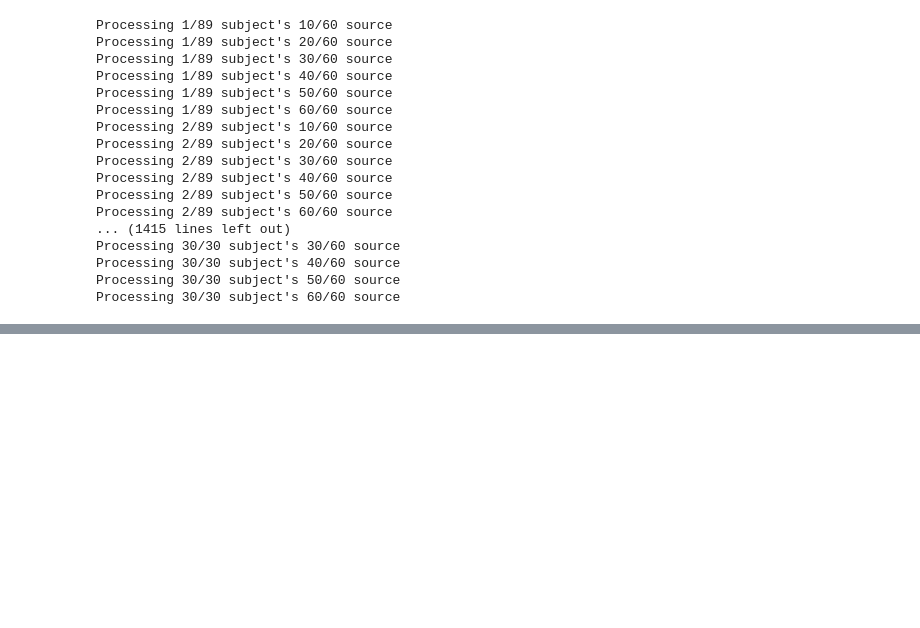
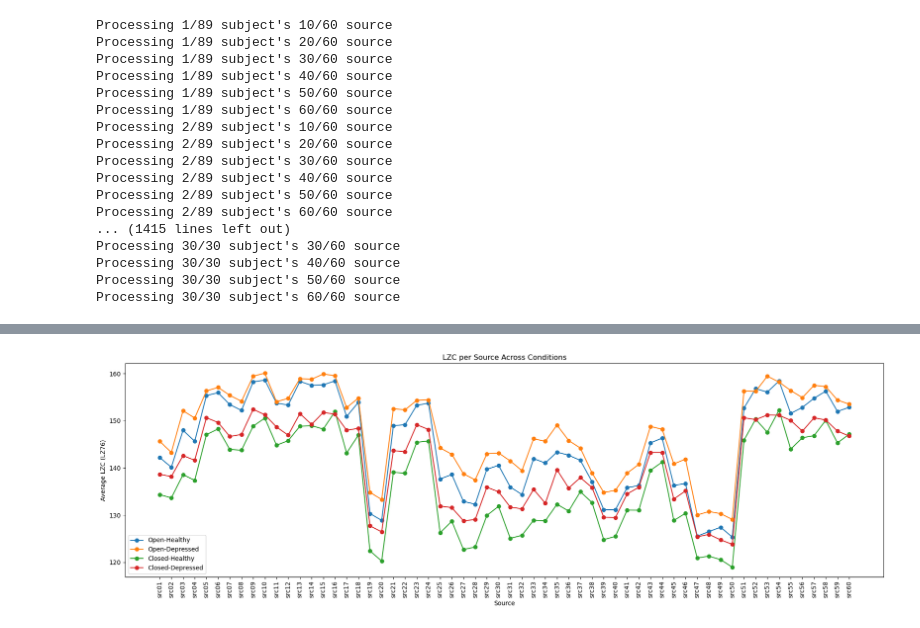
Before and after one commit to ldubravica/MScResearchProject, a Jupyter notebook: lzc_analysis.ipynb, the cells around one changed output, grey strips where cells are left out. Cells and saved outputs as stored; diff of their text form; code cells hidden in the pictures; blank space fills up the shorter version.

```diff
--- a/lzc_analysis.ipynb
+++ b/lzc_analysis.ipynb
@@ -156,0 +247,14 @@ Processing 30/30 subject's 60/60 source
+# %%
+region_map = {
+    'frontal': [f'src{i+1:02d}_{source_names[i]}' for i in range(2, 16)] + [f'src{i:02d}_{source_names[i]}' for i in range(18, 24)],
+    'occipital': [f'src{i+1:02d}_{source_names[i]}' for i in range(24, 36)],
+    'parietal': [f'src{i+1:02d}_{source_names[i]}' for i in range(38, 50)],
+    'sensorimotor': [f'src{i+1:02d}_{source_names[i]}' for i in [0, 1, 16, 17, 36, 37]],
+    'temporal': [f'src{i+1:02d}_{source_names[i]}' for i in range(50, 60)]
+}
+
+def map_region(area):
+    for region, sources in region_map.items():
+        if area in sources:
+            return region
+    return area
@@ -156,0 +422,33 @@ Processing 30/30 subject's 60/60 source
+# %%
+conditions = [
+    ('open', 'healthy'),
+    ('open', 'depressed'),
+    ('closed', 'healthy'),
+    ('closed', 'depressed')
+]
+condition_labels = [
+    'Open-Healthy',
+    'Open-Depressed',
+    'Closed-Healthy',
+    'Closed-Depressed'
+]
+source_indices = np.arange(1, 61)
+
+plt.figure(figsize=(18, 6))
+for i, (eyes, health) in enumerate(conditions):
+    mask = (
+        (lzc_source_df['eyes'] == eyes) &
+        (lzc_source_df['health'] == health)
+    )
+    avg = lzc_source_df.loc[mask, 'lz76_source_avg'].values
+    plt.plot(source_indices, avg, marker='o', label=condition_labels[i])
+
+plt.xticks(source_indices, [f'src{idx+1:02d}' for idx in range(60)], rotation=90)
+plt.xlabel('Source')
+plt.ylabel('Average LZC (LZ76)')
+plt.title('LZC per Source Across Conditions')
+plt.legend()
+plt.tight_layout()
+plt.show()
+# %% [output]
+[figure, added]
```
Also changed, not shown: parts of 8 cells of this notebook, 1 other file.
